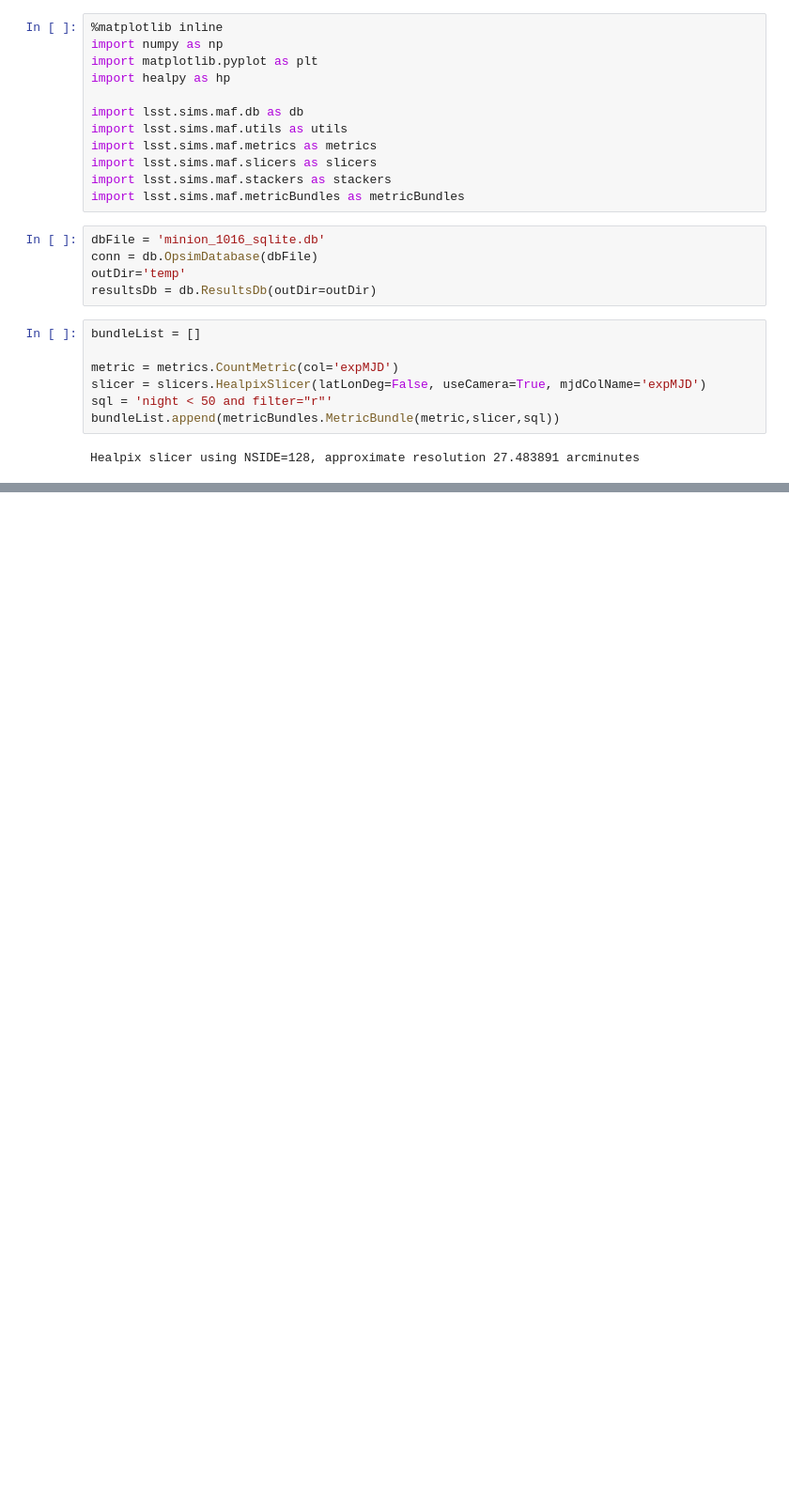
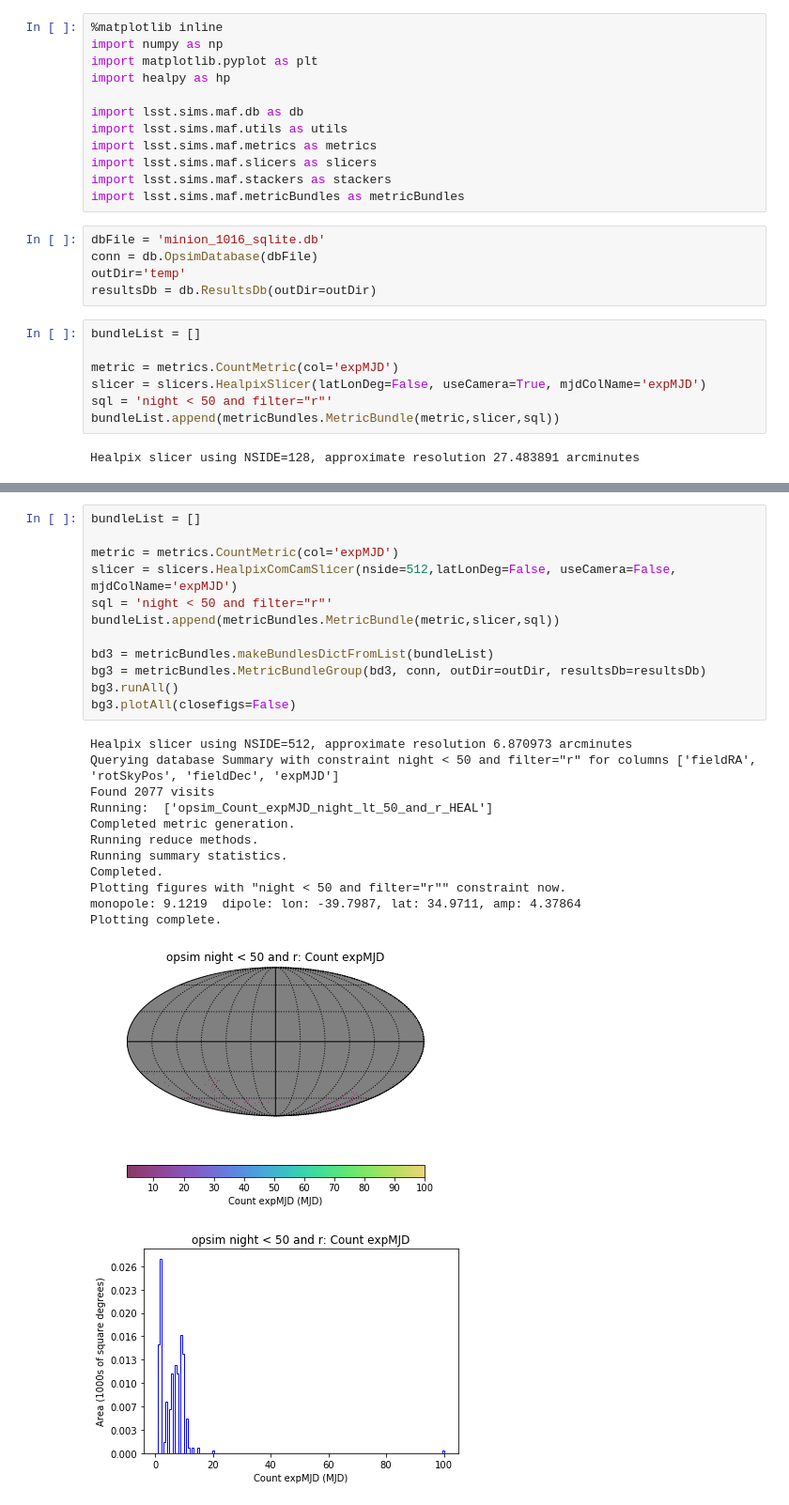
Before and after one commit to yoachim/18_scratch, a Jupyter notebook: comcam_maf/check_comcam.ipynb, the cells around one changed output, grey strips where cells are left out. Shown at 94% size. Cells and saved outputs as stored; diff of their text form; blank space fills up the shorter version.

```diff
--- a/comcam_maf/check_comcam.ipynb
+++ b/comcam_maf/check_comcam.ipynb
@@ -76,0 +77,26 @@ Plotting complete.
+# %%
+bundleList = []
+
+metric = metrics.CountMetric(col='expMJD')
+slicer = slicers.HealpixComCamSlicer(nside=512,latLonDeg=False, useCamera=False, mjdColName='expMJD')
+sql = 'night < 50 and filter="r"'
+bundleList.append(metricBundles.MetricBundle(metric,slicer,sql))
+
+bd3 = metricBundles.makeBundlesDictFromList(bundleList)
+bg3 = metricBundles.MetricBundleGroup(bd3, conn, outDir=outDir, resultsDb=resultsDb)
+bg3.runAll()
+bg3.plotAll(closefigs=False)
+# %% [output]
+Healpix slicer using NSIDE=512, approximate resolution 6.870973 arcminutes
+Querying database Summary with constraint night < 50 and filter="r" for columns ['fieldRA', 'rotSkyPos', 'fieldDec', 'expMJD']
+Found 2077 visits
+Running:  ['opsim_Count_expMJD_night_lt_50_and_r_HEAL']
+Completed metric generation.
+Running reduce methods.
+Running summary statistics.
+Completed.
+Plotting figures with "night < 50 and filter="r"" constraint now.
+monopole: 9.1219  dipole: lon: -39.7987, lat: 34.9711, amp: 4.37864
+Plotting complete.
+[figure, added]
+[figure, added]
```
Also changed, not shown: parts of 7 cells of this notebook.
